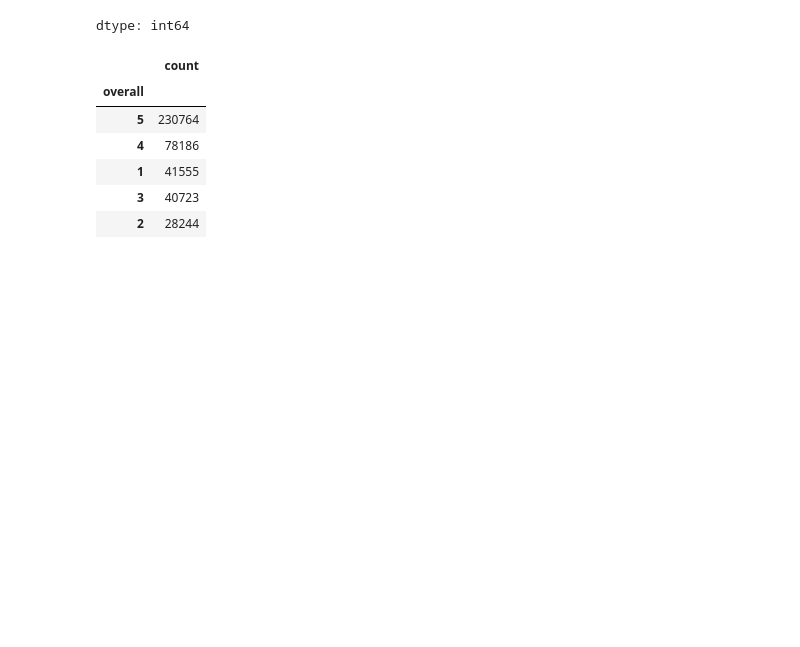
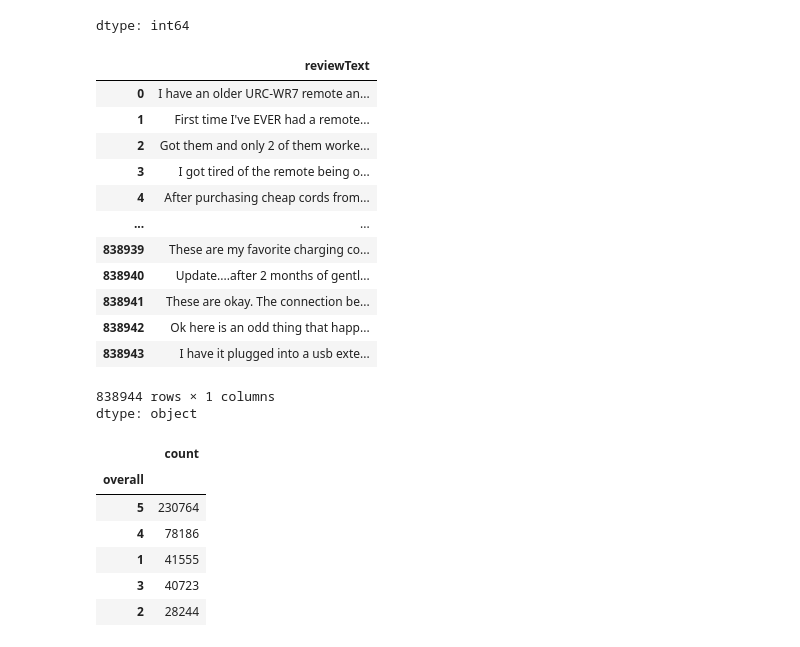
Before and after one commit to ahmadmolla1995/Quera_Bootcamp_Final_Project, a Jupyter notebook: Question2/Sentiment Analysis/sentiment_analysis_bert.ipynb, the cells around one changed output. Saved outputs shown, nothing was run; the diff lists cells and outputs as text; code cells hidden in the pictures; blank space fills up the shorter version.

```diff
--- a/Question2/Sentiment Analysis/sentiment_analysis_bert.ipynb
+++ b/Question2/Sentiment Analysis/sentiment_analysis_bert.ipynb
@@ -856,6 +861,23 @@ train_data['overall'].value_counts()
 | 3 | 81239 |
 | 2 | 56756 |
 dtype: int64
+# %%
+train_data['reviewText']
+# %% [output]
+|  | reviewText |
+| 0 | I have an older URC-WR7 remote an... |
+| 1 | First time I've EVER had a remote... |
+| 2 | Got them and only 2 of them worke... |
+| 3 | I got tired of the remote being o... |
+| 4 | After purchasing cheap cords from... |
+| ... | ... |
+| 838939 | These are my favorite charging co... |
+| 838940 | Update....after 2 months of gentl... |
+| 838941 | These are okay. The connection be... |
+| 838942 | Ok here is an odd thing that happ... |
+| 838943 | I have it plugged into a usb exte... |
+838944 rows × 1 columns
+dtype: object
 # %%
 train_data_larger_sample = train_data.sample(frac=0.5)
 train_data_larger_sample['overall'].value_counts()
```
Also changed, not shown: parts of 36 cells of this notebook.
